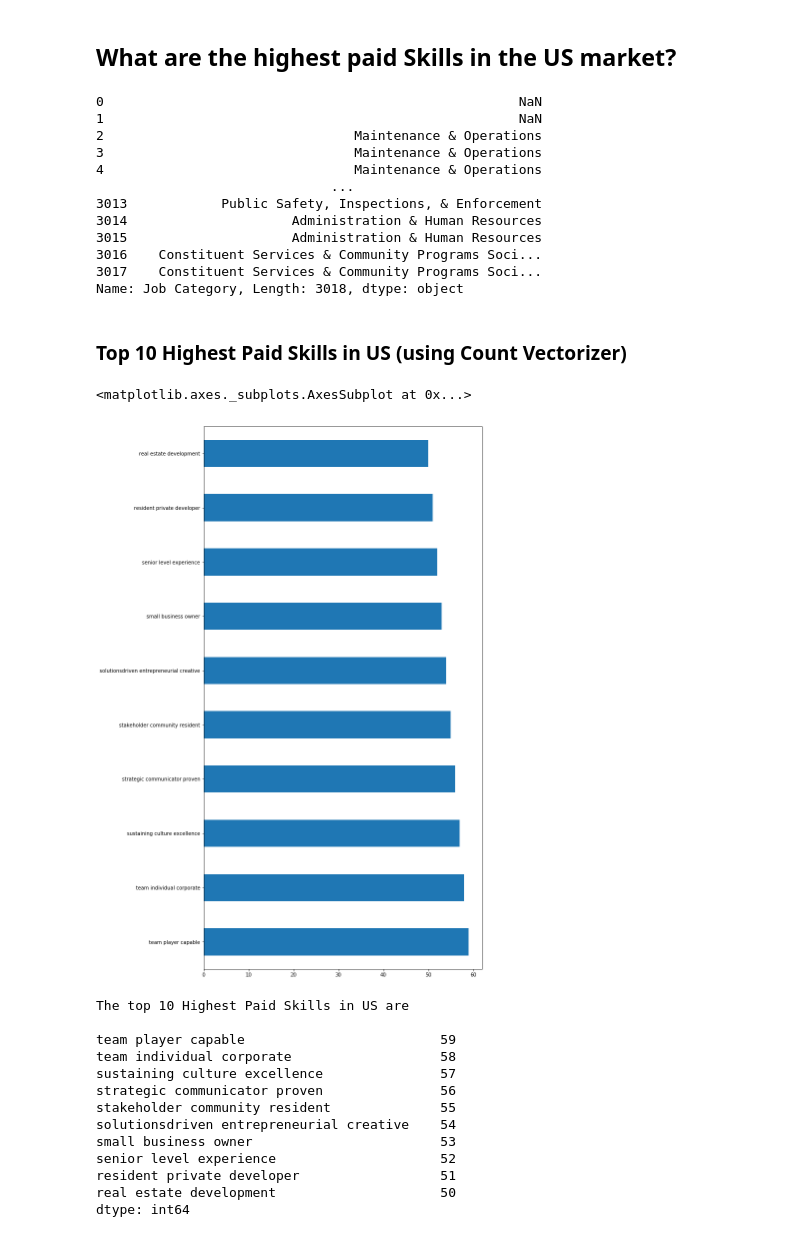
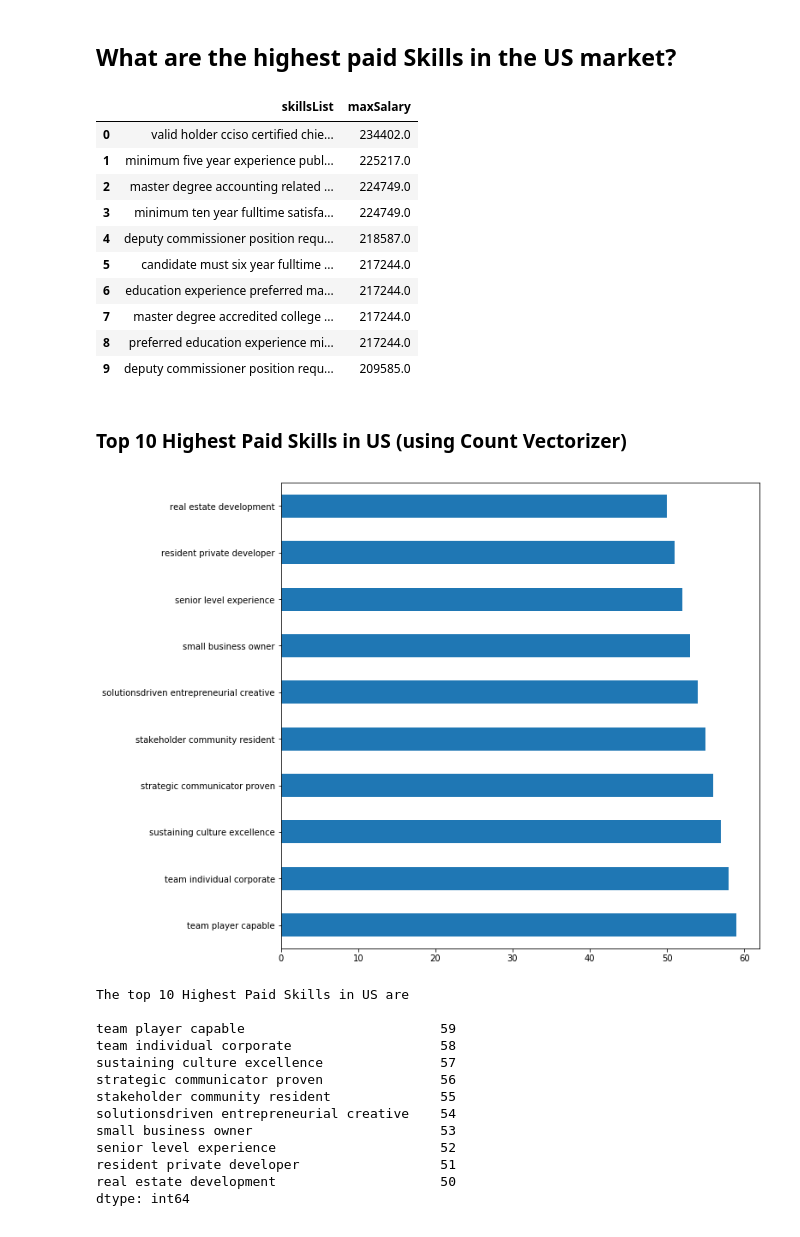
Before and after one commit to altruist7/NewYorkJobDataAnalysis, a Jupyter notebook: DSEZG523_IDS_ASSIGNMENT_1_PS2_GROUP92.ipynb, the cells around one changed output. Cells and saved outputs as stored; diff of their text form; code cells hidden in the pictures.

```diff
--- a/DSEZG523_IDS_ASSIGNMENT_1_PS2_GROUP92.ipynb
+++ b/DSEZG523_IDS_ASSIGNMENT_1_PS2_GROUP92.ipynb
@@ -514,26 +514,25 @@ wordCloudData(' '.join(commonWordsRequirement))
 # Step 6: Analysis – 50 marks
 # %% [markdown]
 ## What are the highest paid Skills in the US market?
-# %%
-newYorkData['']
-# %% [output]
-0                                                     NaN
-1                                                     NaN
-2                                Maintenance & Operations
-3                                Maintenance & Operations
-4                                Maintenance & Operations
-                              ...
-3013            Public Safety, Inspections, & Enforcement
-3014                     Administration & Human Resources
-3015                     Administration & Human Resources
-3016    Constituent Services & Community Programs Soci...
-3017    Constituent Services & Community Programs Soci...
-Name: Job Category, Length: 3018, dtype: object
 # %%
 skillvsSalaries = newYorkData[['skillsList', 'Salary Range From', 'Salary Range To','Job Category']]
 skillvsSalaries.columns=['skillsList','minSalary','maxSalary','jobCategory']
 # %%
 top10MaxSalaryWithSkills=pd.DataFrame(skillvsSalaries.groupby(['skillsList'])['maxSalary'].mean().nlargest(10)).reset_index()
+# %%
+top10MaxSalaryWithSkills
+# %% [output]
+|  | skillsList | maxSalary |
+| 0 | valid holder cciso certified chie... | 234402.0 |
+| 1 | minimum five year experience publ... | 225217.0 |
+| 2 | master degree accounting related ... | 224749.0 |
+| 3 | minimum ten year fulltime satisfa... | 224749.0 |
+| 4 | deputy commissioner position requ... | 218587.0 |
+| 5 | candidate must six year fulltime ... | 217244.0 |
+| 6 | education experience preferred ma... | 217244.0 |
+| 7 | master degree accredited college ... | 217244.0 |
+| 8 | preferred education experience mi... | 217244.0 |
+| 9 | deputy commissioner position requ... | 209585.0 |
 # %% [markdown]
 ### Top 10 Highest Paid Skills in US (using Count Vectorizer)
 # %%
@@ -543,16 +542,17 @@ dictionary = vectorizer.vocabulary_.items()
 # %%
 vocab = []
 count = []
 for key, value in dictionary:
     vocab.append(key)
     count.append(value)
 vocab_bef_stem = pd.Series(count, index=vocab)
 vocab_bef_stem = vocab_bef_stem.sort_values(ascending=False)
 top_vacab = vocab_bef_stem.head(10)
-top_vacab.plot(kind = 'barh', figsize=(10,20))
+ax = top_vacab.plot(kind = 'barh', figsize=(10,10))  # s is an instance of Series
+fig = ax.get_figure()
+fig.savefig('analysisa.png')
 # %% [output]
-<matplotlib.axes._subplots.AxesSubplot at 0x...>
-[figure, old version]
+[figure, new version]
 # %%
 print("The top 10 Highest Paid Skills in US are","\n")
 print(top_vacab)
```
Also changed, not shown: parts of 19 cells of this notebook.
